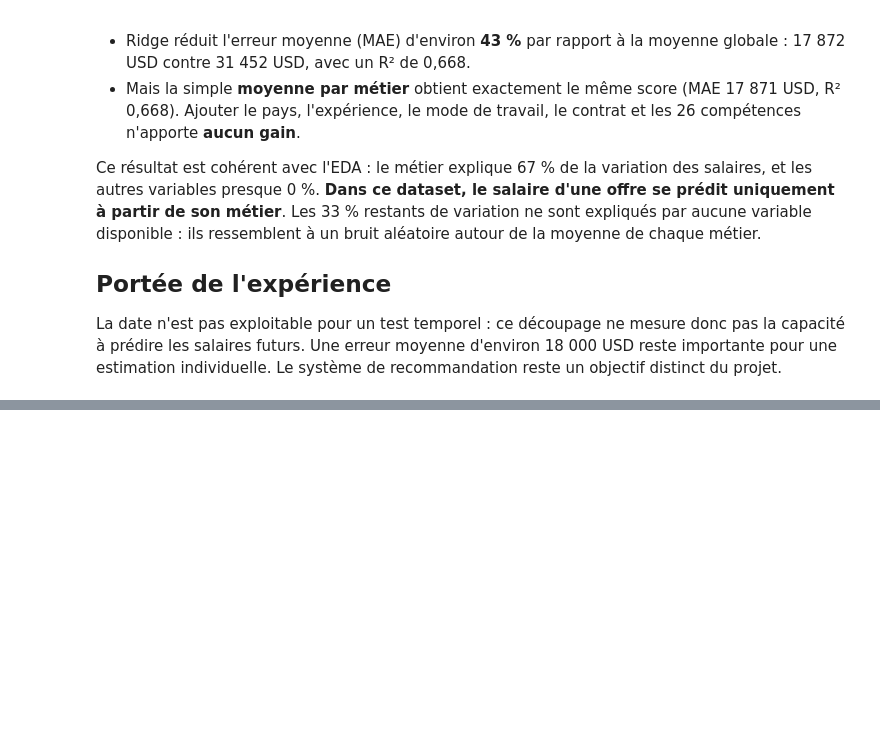
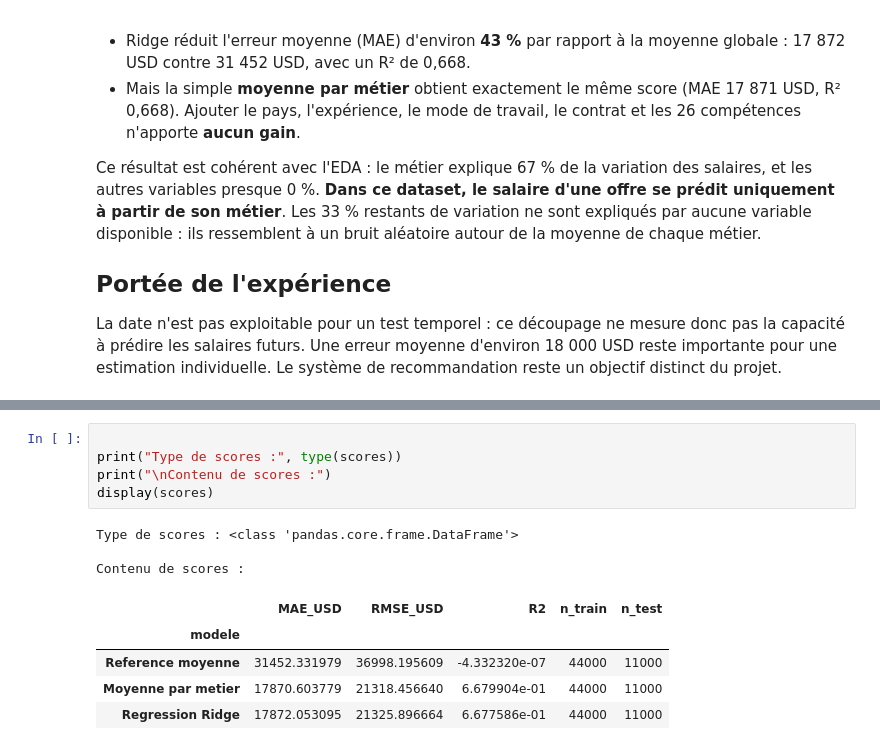
Before and after one commit to cremeliaondagui26-cloud/JobMatch, a Jupyter notebook: notebooks/04_data_science.ipynb, the cells around one changed output, grey strips where cells are left out. Cells and saved outputs as stored; diff of their text form; blank space fills up the shorter version.

```diff
--- a/notebooks/04_data_science.ipynb
+++ b/notebooks/04_data_science.ipynb
@@ -67,0 +80,14 @@ La date n'est pas exploitable pour un test temporel : ce découpage ne mesure do
+# %%
+
+print("Type de scores :", type(scores))
+print("\nContenu de scores :")
+display(scores)
+# %% [output]
+Type de scores : <class 'pandas.core.frame.DataFrame'>
+
+Contenu de scores :
+|  | MAE_USD | RMSE_USD | R2 | n_train | n_test |
+| modele |  |  |  |  |  |
+| Reference moyenne | 31452.331979 | 36998.195609 | -4.332320e-07 | 44000 | 11000 |
+| Moyenne par metier | 17870.603779 | 21318.456640 | 6.679904e-01 | 44000 | 11000 |
+| Regression Ridge | 17872.053095 | 21325.896664 | 6.677586e-01 | 44000 | 11000 |
```
Also changed, not shown: parts of 7 cells of this notebook, 3 other files.
